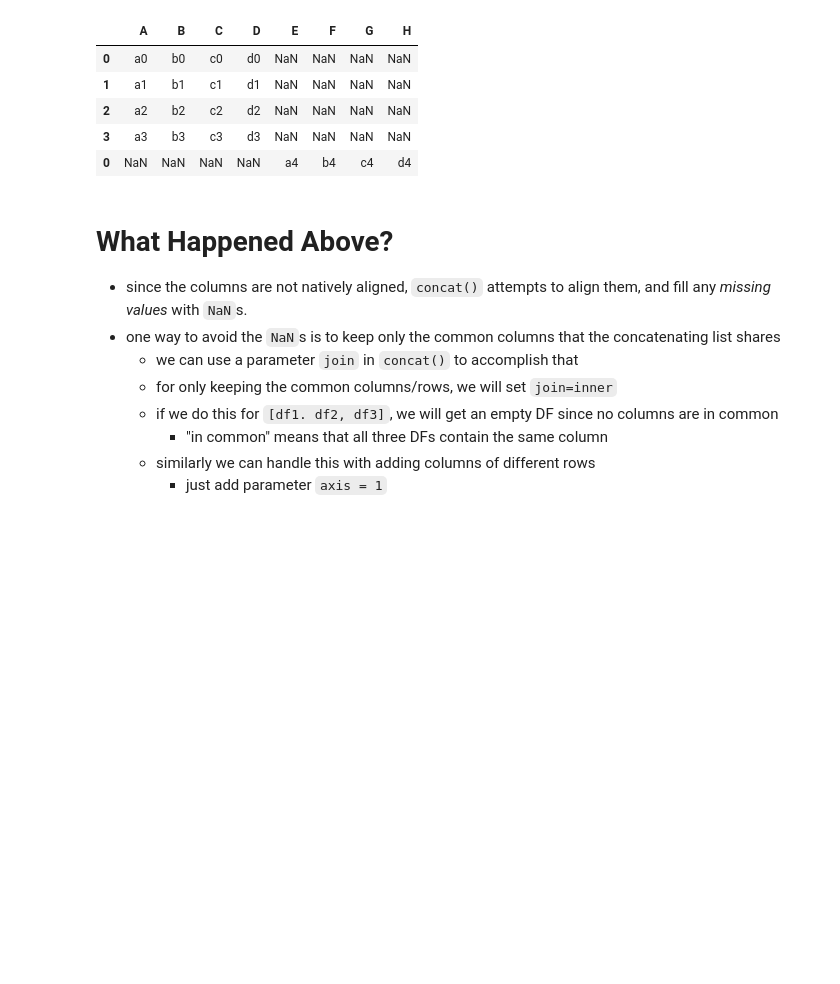
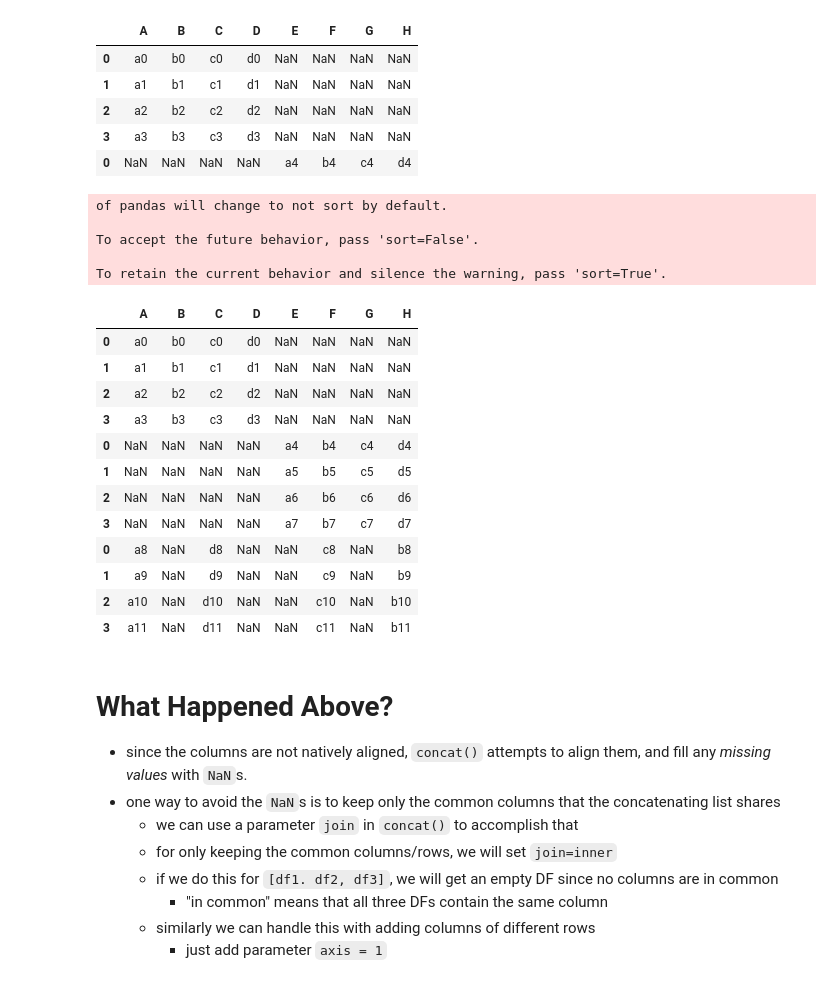
Before and after one commit to Fairfield-University-BA505/week-10-dylanmeyer66, a Jupyter notebook: Lecture09-Pandas-Data-Manipulation.ipynb, the cells around one changed output. Saved outputs shown, nothing was run; the diff lists cells and outputs as text; code cells hidden in the pictures; blank space fills up the shorter version.

```diff
--- a/Lecture09-Pandas-Data-Manipulation.ipynb
+++ b/Lecture09-Pandas-Data-Manipulation.ipynb
@@ -285,6 +285,29 @@ To retain the current behavior and silence the warning, pass 'sort=True'.
 | 2 | a2 | b2 | c2 | d2 | NaN | NaN | NaN | NaN |
 | 3 | a3 | b3 | c3 | d3 | NaN | NaN | NaN | NaN |
 | 0 | NaN | NaN | NaN | NaN | a4 | b4 | c4 | d4 |
+# %%
+# now let's try to concat again
+row_concat_new = pd.concat([df1, df2, df3])
+row_concat_new
+# %% [output]
+of pandas will change to not sort by default.
+
+To accept the future behavior, pass 'sort=False'.
+
+To retain the current behavior and silence the warning, pass 'sort=True'.
+|  | A | B | C | D | E | F | G | H |
+| 0 | a0 | b0 | c0 | d0 | NaN | NaN | NaN | NaN |
+| 1 | a1 | b1 | c1 | d1 | NaN | NaN | NaN | NaN |
+| 2 | a2 | b2 | c2 | d2 | NaN | NaN | NaN | NaN |
+| 3 | a3 | b3 | c3 | d3 | NaN | NaN | NaN | NaN |
+| 0 | NaN | NaN | NaN | NaN | a4 | b4 | c4 | d4 |
+| 1 | NaN | NaN | NaN | NaN | a5 | b5 | c5 | d5 |
+| 2 | NaN | NaN | NaN | NaN | a6 | b6 | c6 | d6 |
+| 3 | NaN | NaN | NaN | NaN | a7 | b7 | c7 | d7 |
+| 0 | a8 | NaN | d8 | NaN | NaN | c8 | NaN | b8 |
+| 1 | a9 | NaN | d9 | NaN | NaN | c9 | NaN | b9 |
+| 2 | a10 | NaN | d10 | NaN | NaN | c10 | NaN | b10 |
+| 3 | a11 | NaN | d11 | NaN | NaN | c11 | NaN | b11 |
 # %% [markdown]
 # What Happened Above?
 
```
Also changed, not shown: parts of 21 cells of this notebook.
